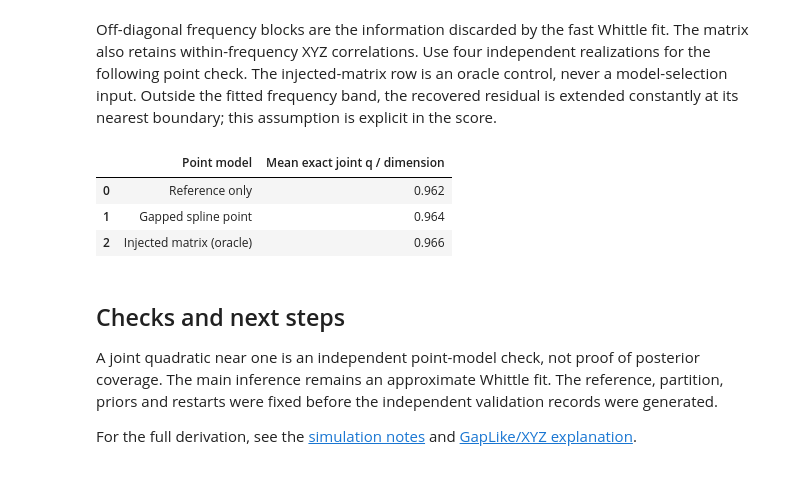
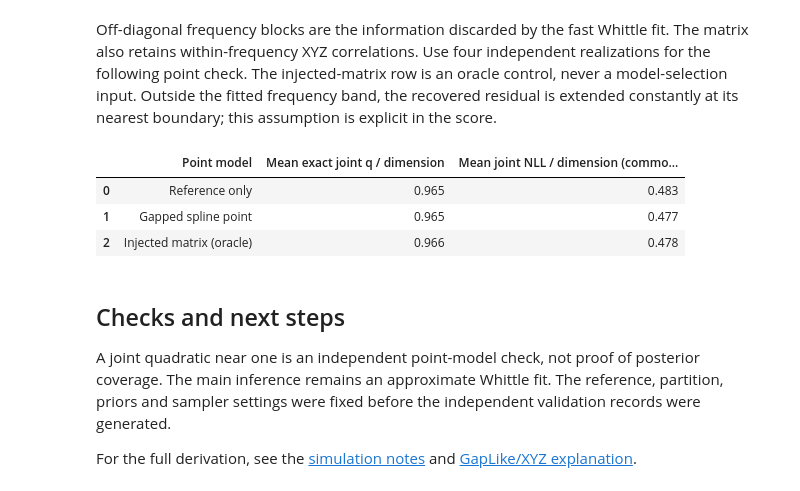
Before and after one commit to nz-gravity/logpsplines_lisa_case_studies, a Jupyter notebook: docs/notebooks/04_short_xyz_gaps.ipynb, the cells around one changed output. Cells and saved outputs as stored; diff of their text form; code cells hidden in the pictures.

```diff
--- a/docs/notebooks/04_short_xyz_gaps.ipynb
+++ b/docs/notebooks/04_short_xyz_gaps.ipynb
@@ -133,13 +145,10 @@ rank-one empirical initialisation. Only training ELBO selects a restart.
 # %%
-base_config, components = reference_config(pooled["gapped"], steps=4000, draws=96)
-candidates = {}
+config, components = reference_config(pooled["gapped"], seed=207)
+selected = {}
 for label in windows:
-    candidates[label] = []
-    for restart in range(3):
-        config = replace(base_config, rng_key=207 + restart)
-        candidates[label].append(fit(pooled[label], config))
-selected = {
-    label: min(items, key=lambda r: float(np.asarray(r.vi.losses)[-8:].mean()))
-    for label, items in candidates.items()
-}
+    with reference_start():
+        selected[label] = fit(pooled[label], config)
+    assert selected[label].metadata["method"] == "nuts"
+    assert selected[label].metadata["theta_parameterization"] == "marginalized"
+    assert selected[label].vi is None
 # %% [output]
@@ -217,14 +208,14 @@ coordinate = np.clip(
     0,
     1,
 )
-factor = simulation.reference_factor(evaluation_time, evaluation_frequency)
+factor = sine_reference.reference_factor(evaluation_time, evaluation_frequency)
 truth = simulation.spectrum(evaluation_time, evaluation_frequency)
-estimates = {}
+estimates = {"Sine reference": factor @ factor.conj().swapaxes(-1, -2)}
 for label, result in selected.items():
     correction = matrix_mean(result.posterior, components, coordinate)
     estimates[label] = factor @ correction[None] @ factor.conj().swapaxes(-1, -2)
 # %%
-fig, axes = plt.subplots(1, 3, figsize=(10, 3.3), layout="constrained")
+fig, axes = plt.subplots(1, 3, figsize=(10, 3.3), sharey=True, layout="constrained")
 for j, (ax, channel) in enumerate(zip(axes, "XYZ", strict=True)):
     ax.loglog(
         evaluation_frequency * 1000,
@@ -237,7 +228,7 @@ for j, (ax, channel) in enumerate(zip(axes, "XYZ", strict=True)):
         ax.loglog(
             evaluation_frequency * 1000,
             estimate[8, :, j, j].real,
-            color=COLORS[label],
+            color=COLORS.get(label, "0.6"),
             label=label,
         )
     ax.set(xlabel="Frequency (mHz)", ylabel="PSD (1/Hz)", title=f"{channel}: midweek")
@@ -302,7 +299,7 @@ selected_bins = np.unique(
     ).ravel()
 )
 window = windows["gapped"]
-nominal_covariance = simulation.feature_covariance(window, selected_bins)
+nominal_covariance = sine_reference.feature_covariance(window, selected_bins)
 std = np.sqrt(np.diag(nominal_covariance))
 correlation = nominal_covariance / np.outer(std, std)
 fig, ax = plt.subplots(figsize=(5.5, 4.5), layout="constrained")
@@ -338,44 +335,47 @@ full_coordinate = np.clip(
 fitted_residual = matrix_mean(selected["gapped"].posterior, components, full_coordinate)
 covariances = {
     "Reference only": nominal_covariance,
-    "Gapped spline point": simulation.feature_covariance(
+    "Gapped spline point": sine_reference.feature_covariance(
         window, selected_bins, correction=fitted_residual
     ),
     "Injected matrix (oracle)": simulation.feature_covariance(
         window, selected_bins, correction=residual_matrix(simulation.frequency[1:])
     ),
 }
 whitening = np.linalg.inv(np.linalg.cholesky(nominal_covariance))
 validation = (
     np.asarray(
         [
             simulation.features(simulation.draw(seed), window, selected_bins)
             for seed in range(1007, 1011)
         ]
     )
     @ whitening.T
 )
 joint_scores = []
 for label, covariance in covariances.items():
     covariance = whitening @ covariance @ whitening.T
     q = np.einsum("ri,ir->r", validation, np.linalg.solve(covariance, validation.T))
     joint_scores.append(
         {
             "Point model": label,
             "Mean exact joint q / dimension": q.mean() / covariance.shape[0],
+            "Mean joint NLL / dimension (common constant omitted)": 0.5
+            * (q.mean() + np.linalg.slogdet(covariance)[1])
+            / covariance.shape[0],
         }
     )
 pd.DataFrame(joint_scores).round(3)
 # %% [output]
-|  | Point model | Mean exact joint q / dimension |
-| 0 | Reference only | 0.962 |
-| 1 | Gapped spline point | 0.964 |
-| 2 | Injected matrix (oracle) | 0.966 |
+|  | Point model | Mean exact joint q / dimension | Mean joint NLL / dimension (commo... |
+| 0 | Reference only | 0.965 | 0.483 |
+| 1 | Gapped spline point | 0.965 | 0.477 |
+| 2 | Injected matrix (oracle) | 0.966 | 0.478 |
 # %% [markdown]
 ## Checks and next steps
 A joint quadratic near one is an independent point-model check, not proof
 of posterior coverage. The main inference remains an approximate Whittle
-fit. The reference, partition, priors and restarts were fixed before the
+fit. The reference, partition, priors and sampler settings were fixed before the
 independent validation records were generated.
 
 For the full derivation, see the [simulation notes](../notebook_models.md)
```
Also changed, not shown: parts of 13 cells of this notebook, 11 other files.
